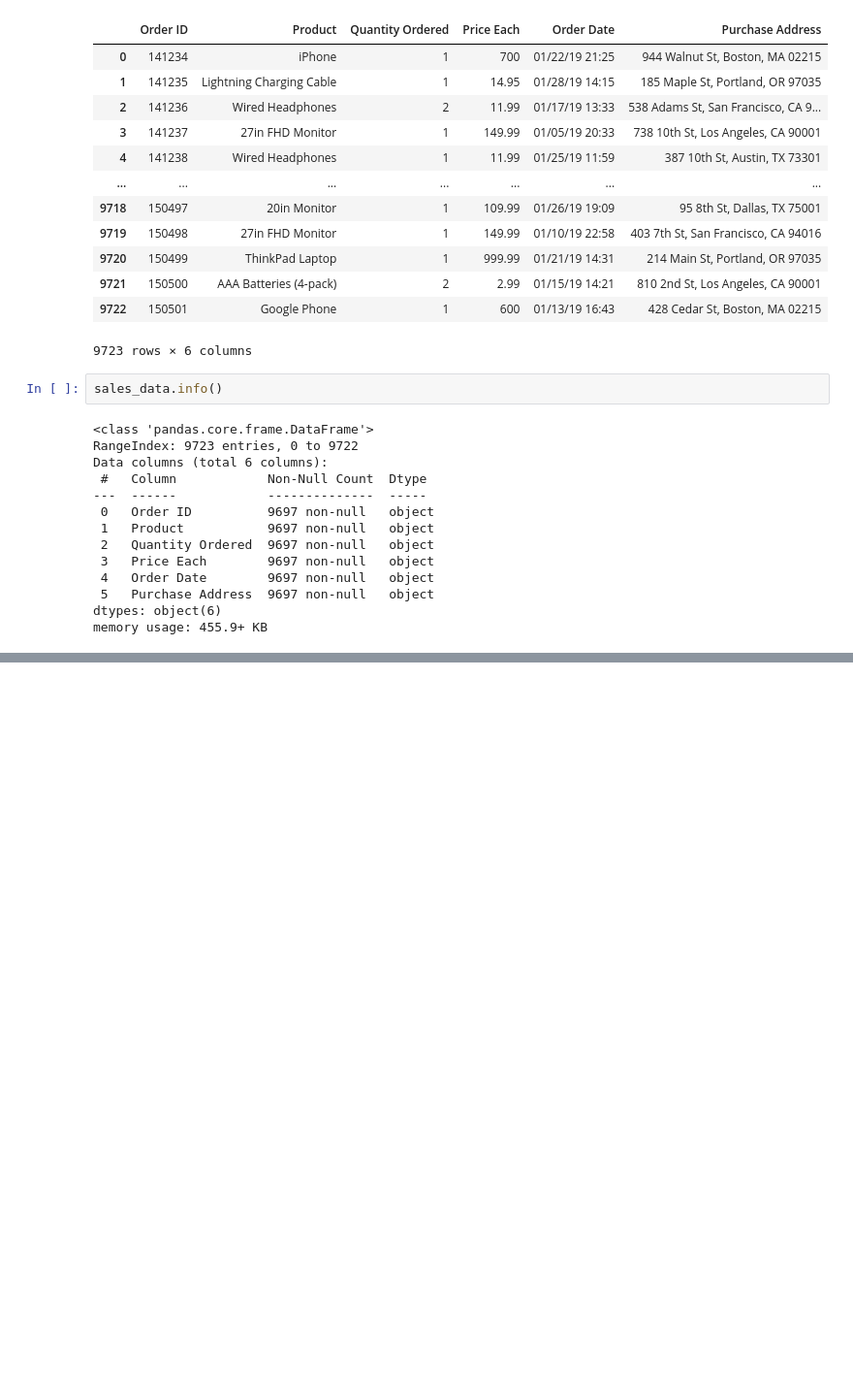
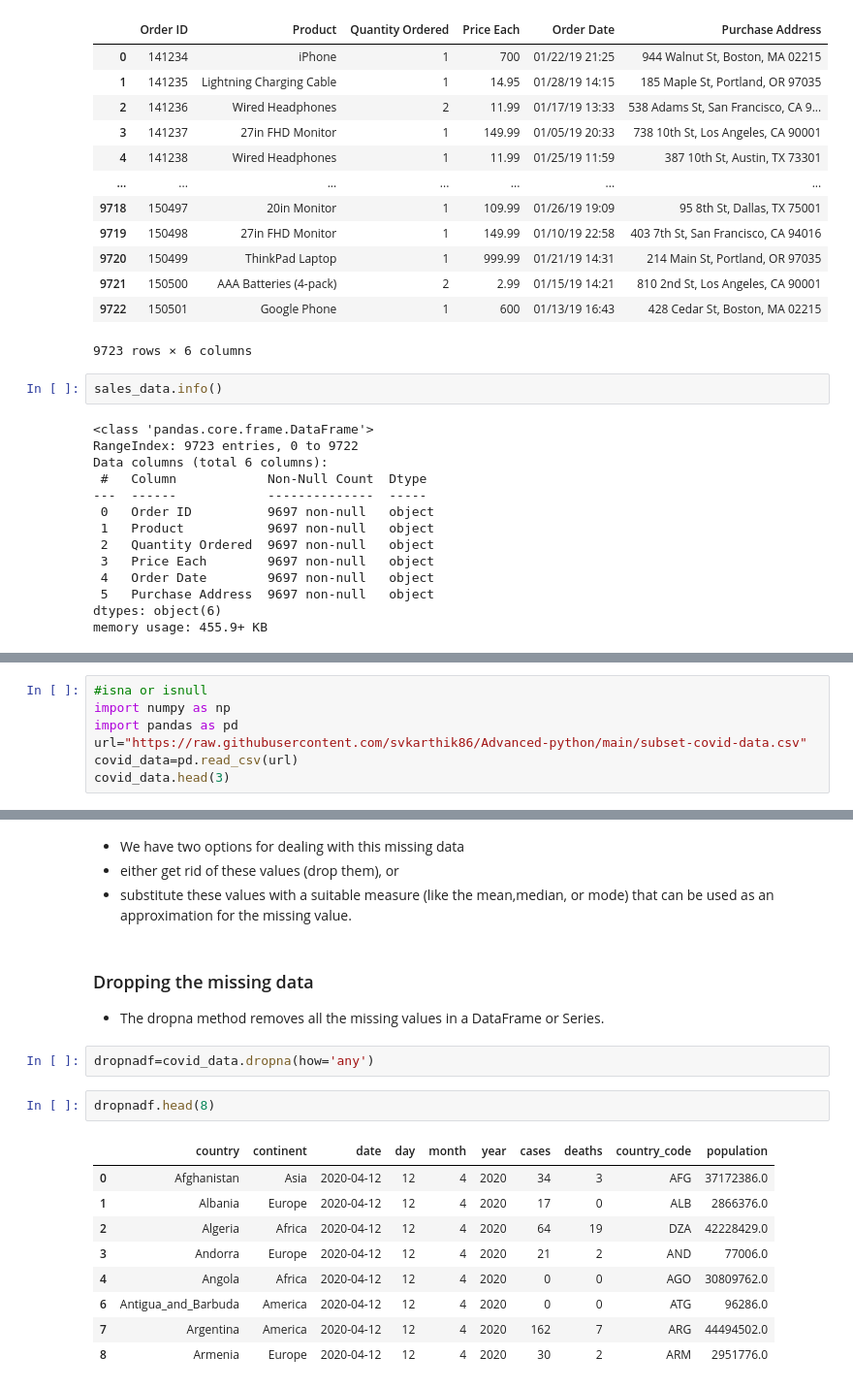
Before and after one commit to Edubridge-karthik/EXL-CHENNAI---8410-and-PUNE-8414-DA--Batch, a Jupyter notebook: EXL-CHENNAI and PUNE- DA/Pandas_lec.ipynb, the cells around one changed output, grey strips where cells are left out. Shown at 97% size. Saved outputs shown, nothing was run; the diff lists cells and outputs as text; blank space fills up the shorter version.

```diff
--- a/EXL-CHENNAI and PUNE- DA/Pandas_lec.ipynb
+++ b/EXL-CHENNAI and PUNE- DA/Pandas_lec.ipynb
@@ -2021,0 +2287,7 @@ memory usage: 455.9+ KB
+# %%
+#isna or isnull
+import numpy as np
+import pandas as pd
+url="https://raw.githubusercontent.com/svkarthik86/Advanced-python/main/subset-covid-data.csv"
+covid_data=pd.read_csv(url)
+covid_data.head(3)
@@ -2021,0 +2367,21 @@ memory usage: 455.9+ KB
+# %% [markdown]
+- We have two options for dealing with this missing data
+- either get rid of these values (drop them), or
+- substitute these values with a suitable measure (like the mean,median, or mode) that can be used as an approximation for the missing value.
+# %% [markdown]
+### Dropping the missing data
+- The dropna method removes all the missing values in a DataFrame or Series.
+# %%
+dropnadf=covid_data.dropna(how='any')
+# %%
+dropnadf.head(8)
+# %% [output]
+|  | country | continent | date | day | month | year | cases | deaths | country_code | population |
+| 0 | Afghanistan | Asia | 2020-04-12 | 12 | 4 | 2020 | 34 | 3 | AFG | 37172386.0 |
+| 1 | Albania | Europe | 2020-04-12 | 12 | 4 | 2020 | 17 | 0 | ALB | 2866376.0 |
+| 2 | Algeria | Africa | 2020-04-12 | 12 | 4 | 2020 | 64 | 19 | DZA | 42228429.0 |
+| 3 | Andorra | Europe | 2020-04-12 | 12 | 4 | 2020 | 21 | 2 | AND | 77006.0 |
+| 4 | Angola | Africa | 2020-04-12 | 12 | 4 | 2020 | 0 | 0 | AGO | 30809762.0 |
+| 6 | Antigua_and_Barbuda | America | 2020-04-12 | 12 | 4 | 2020 | 0 | 0 | ATG | 96286.0 |
+| 7 | Argentina | America | 2020-04-12 | 12 | 4 | 2020 | 162 | 7 | ARG | 44494502.0 |
+| 8 | Armenia | Europe | 2020-04-12 | 12 | 4 | 2020 | 30 | 2 | ARM | 2951776.0 |
```
Also changed, not shown: parts of 96 cells of this notebook.
